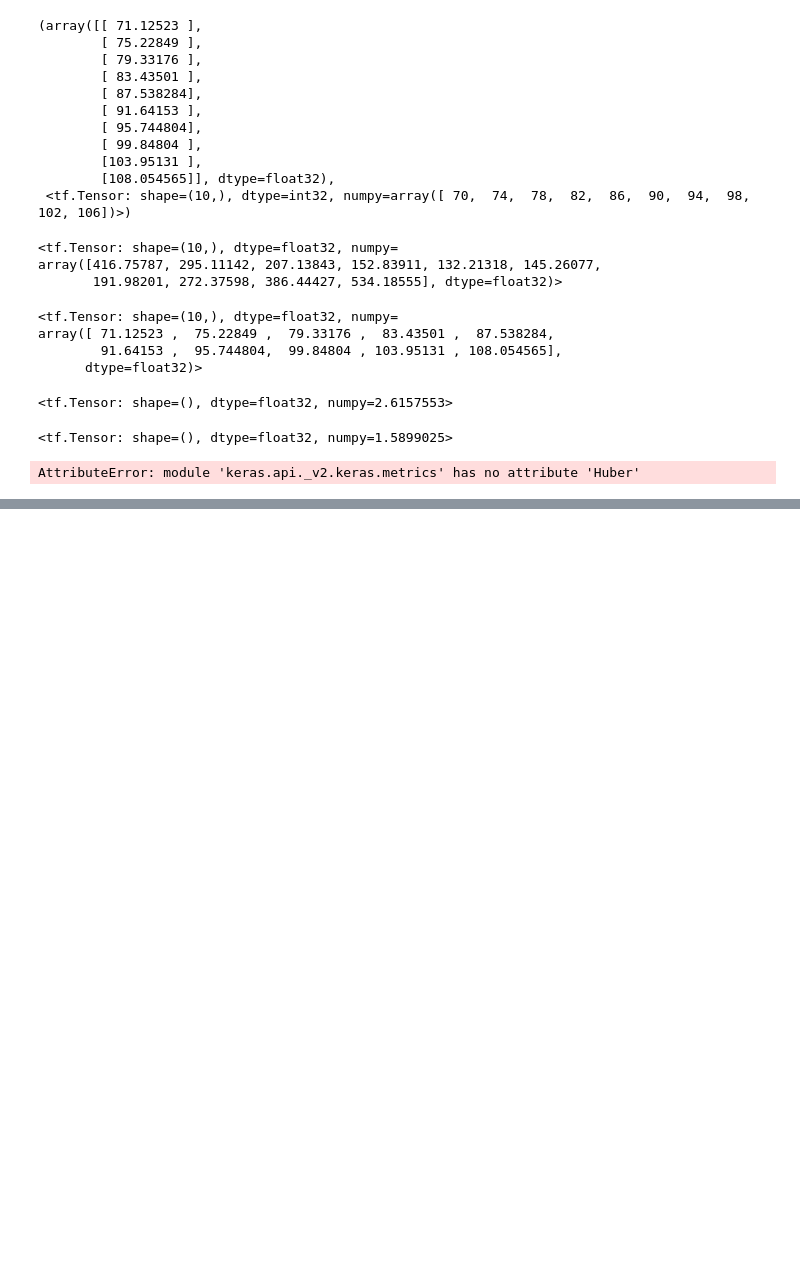
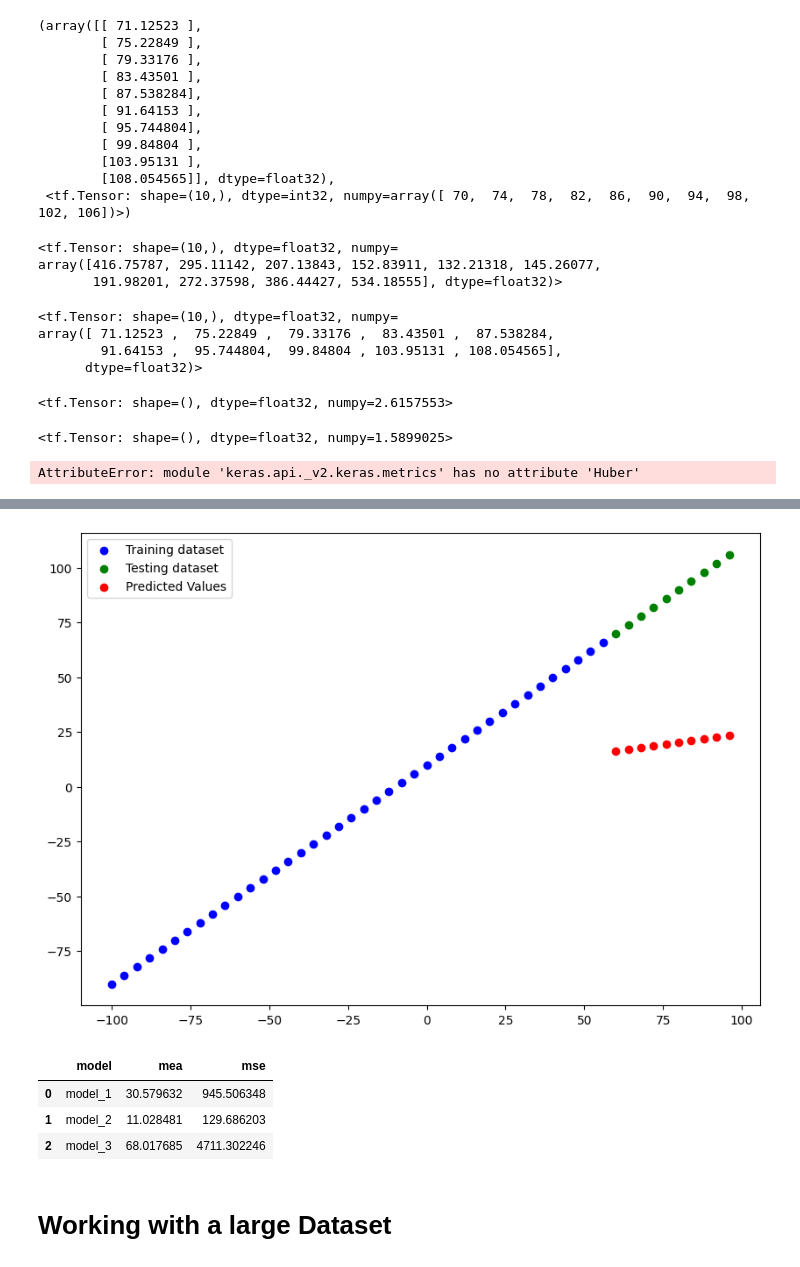
Before and after one commit to TusharMahata/Tensorflow_Learning, a Jupyter notebook: Neural_Network_Regression.ipynb, the cells around one changed output, grey strips where cells are left out. Drawn from its saved outputs; the diff is of its cells as text; code cells hidden in the pictures; blank space fills up the shorter version.

```diff
--- a/Neural_Network_Regression.ipynb
+++ b/Neural_Network_Regression.ipynb
@@ -709,0 +864,16 @@ TypeError: Cannot convert 'auto' to EagerTensor of dtype float
+# %%
+# model_3
+model_3 = tf.keras.Sequential([
+    tf.keras.layers.Dense(10),
+    tf.keras.layers.Dense(1)
+])
+#Compile
+model_3.compile(loss=tf.keras.losses.mae,
+               optimizer=tf.keras.optimizers.SGD(),
+               metrics=['mae'])
+#fit
+model_3.fit(
+    tf.expand_dims(X_train, axis=-1),
+    y_train,
+    epochs=500
+)
@@ -709,0 +911,3 @@ TypeError: Cannot convert 'auto' to EagerTensor of dtype float
+# %%
+predicted_plot(train_data = X_train, train_labels=y_train, test_data=X_test, test_labels = y_test, predictions = model_3.predict(X_test))
+# %% [output]
@@ -709,0 +915,17 @@ TypeError: Cannot convert 'auto' to EagerTensor of dtype float
+[figure, added]
+# %%
+#Compare
+
+import pandas as pd
+model_result = [['model_1', mae_1.numpy(), mse_1.numpy()],
+               ['model_2', mae_2.numpy(), mse_2.numpy()],
+               ['model_3', mae_3.numpy(), mse_3.numpy()]]
+table = pd.DataFrame(model_result, columns=['model', 'mea', 'mse'])
+table
+# %% [output]
+|  | model | mea | mse |
+| 0 | model_1 | 30.579632 | 945.506348 |
+| 1 | model_2 | 11.028481 | 129.686203 |
+| 2 | model_3 | 68.017685 | 4711.302246 |
+# %% [markdown]
+# Working with a large Dataset
```
Also changed, not shown: parts of 42 cells of this notebook.
